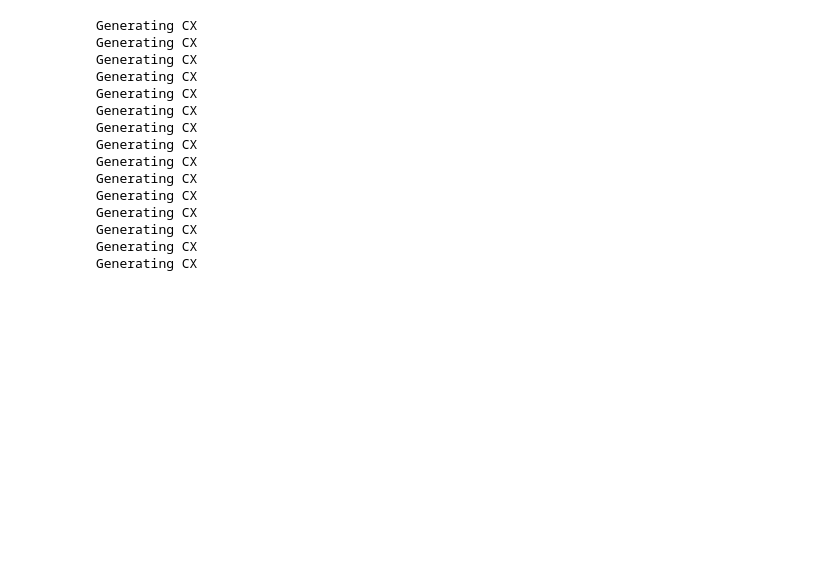
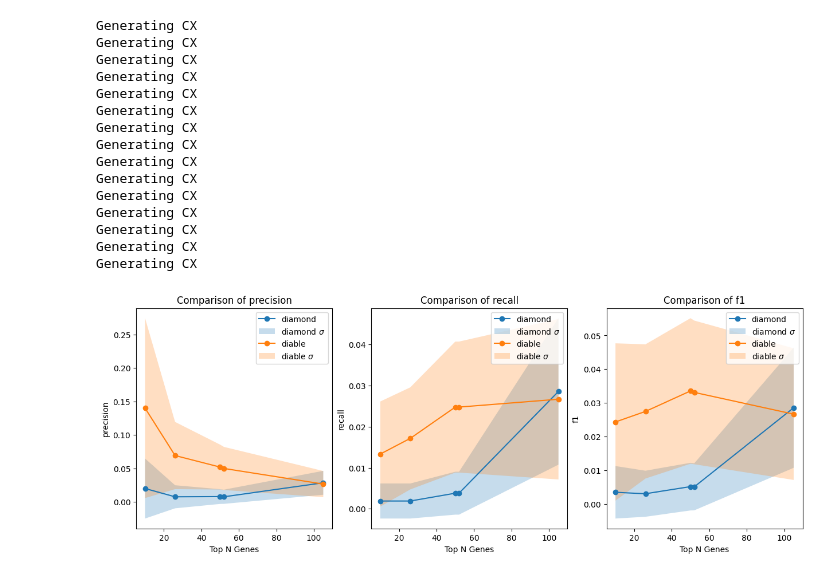
Before and after one commit to jonasbarth/bi-nm-final-project, a Jupyter notebook: cross_validation.ipynb, the cells around one changed output. Cells and saved outputs as stored; diff of their text form; code cells hidden in the pictures; blank space fills up the shorter version.

Commit message:
cv * plot CV results

```diff
--- a/cross_validation.ipynb
+++ b/cross_validation.ipynb
@@ -85,0 +115,39 @@ diffusion_result.to_csv("metrics/cv_diffusion.csv", index=None)
+# %%
+def plot_diamond_diable(means, stds, metrics: Iterable[str]):
+    """Creates line plots for DIAMOnD and DiaBLE metrics.
+
+    Args:
+        means (pd.DataFrame): means of the algorithmic metrics. This dataframe should have the columns: algorithm, num_genes, as well as columns present in the metrics parameter.
+        stds (pd.DataFrame): standard deviations of the algorithmic metrics. This dataframe should have the columns: algorithm, num_genes, as well as columns present in the metrics parameter.
+        metrics (Iterable[str]): the metrics to plot. Will create one plot per metric.
+    """
+    algorithms = means.algorithm.unique().tolist()
+    num_genes = means.num_genes.unique().tolist()
+    means = means.set_index(["algorithm", "num_genes"])
+    stds = stds.set_index(["algorithm", "num_genes"])
+
+    nrows = math.ceil(len(metrics) / 3)
+    ncols = min(3, len(metrics))
+    fig, axs = plt.subplots(nrows=nrows, ncols=ncols, figsize=(15, 5))
+
+    if not isinstance(axs, Iterable):
+        axs = [axs]
+
+    for ax, metric in zip(axs, metrics):
+
+        algo_means = pd.DataFrame(zip(num_genes, *[means.loc[algorithm][metric] for algorithm in algorithms]), columns=["num_genes", *algorithms])
+        algo_stds = pd.DataFrame(zip(num_genes, *[stds.loc[algorithm][metric] for algorithm in algorithms]), columns=["num_genes", *algorithms])
+
+        for algorithm in algorithms:
+            ax.plot(algo_means.num_genes, algo_means[algorithm], label=algorithm, marker="o")
+            ax.fill_between(algo_means.num_genes, algo_means[algorithm] + algo_stds[algorithm], algo_means[algorithm] - algo_stds[algorithm], alpha=0.25, label=f"{algorithm} $\sigma$")
+
+        ax.legend()
+        ax.set_xlabel("Top N Genes")
+        ax.set_ylabel(metric)
+        ax.set_title(f"Comparison of {metric}")
+    return fig, ax
+# %%
+fig, ax = plot_diamond_diable(means, stds, ["precision", "recall", "f1"])
+# %% [output]
+[figure, added]
```
Also changed, not shown: parts of 5 cells of this notebook.
